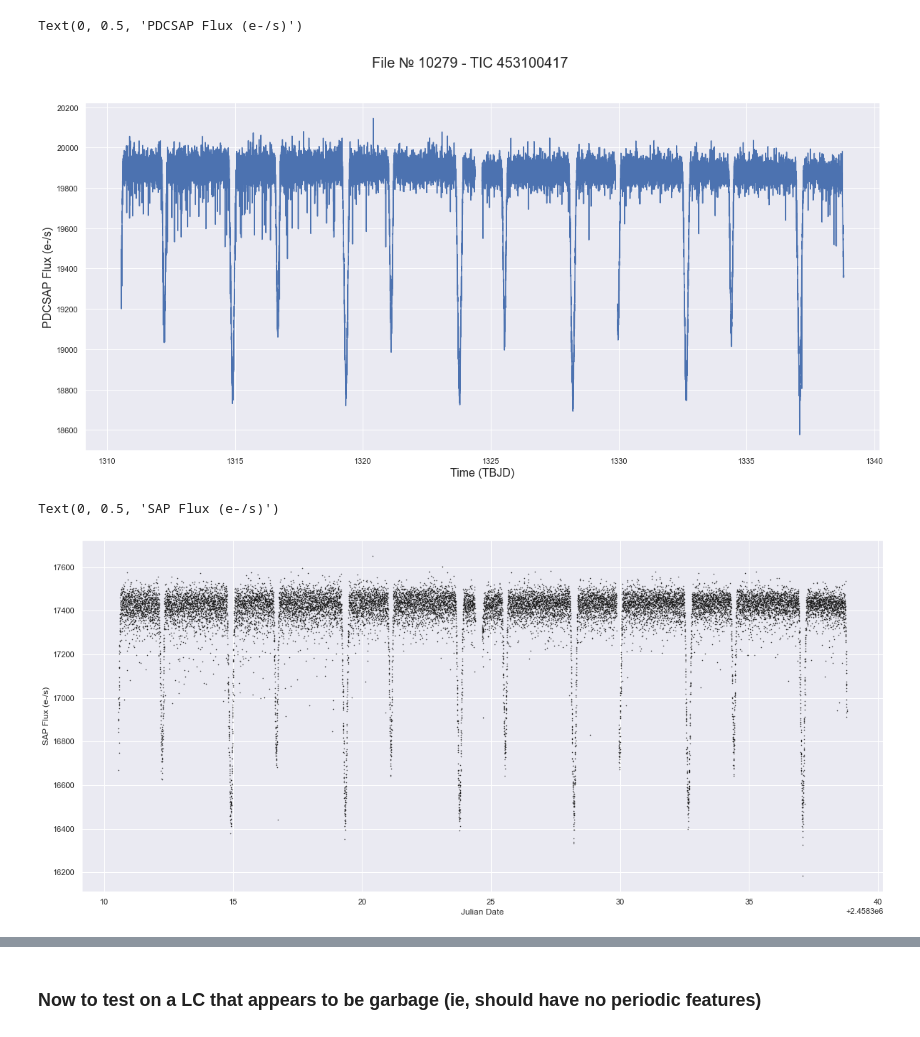
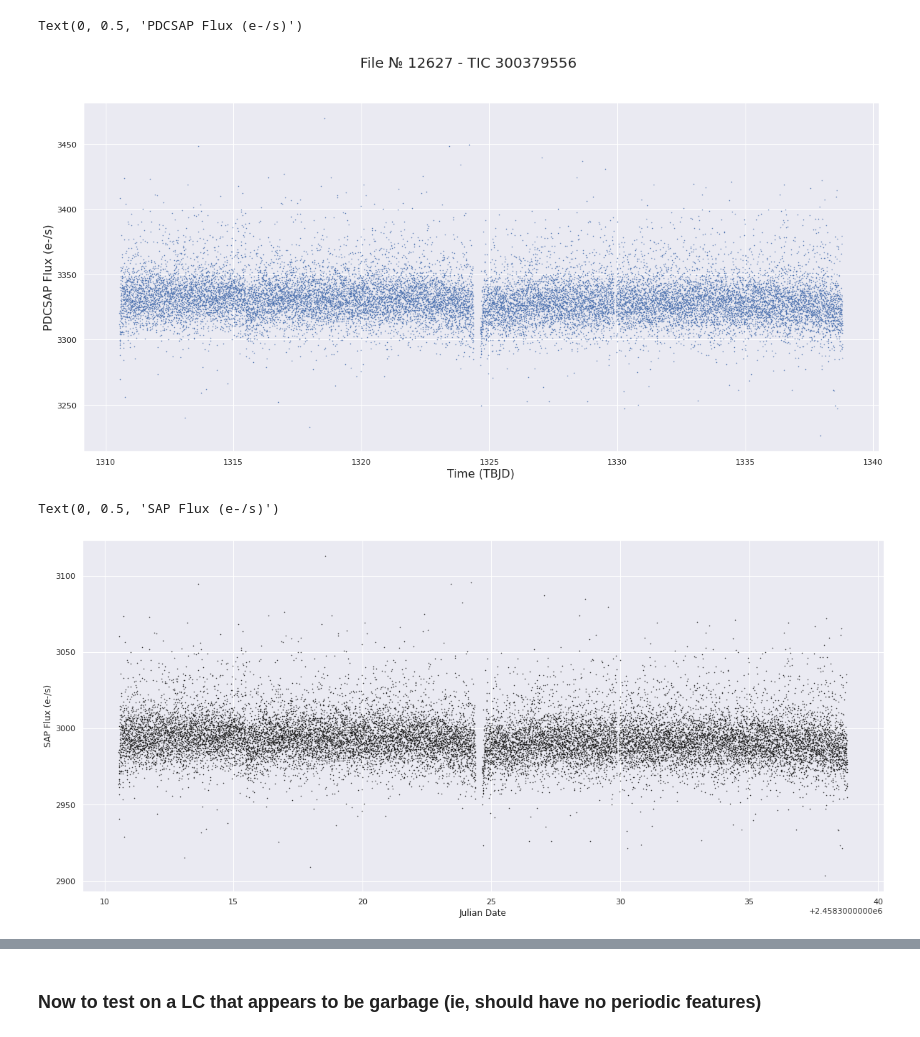
Before and after one commit to jdowzell/Thesis, a Jupyter notebook: 20210428 - Folding LCs.ipynb, the cells around one changed output, grey strips where cells are left out. Cells and saved outputs as stored; diff of their text form; code cells hidden in the pictures.

```diff
--- a/20210428 - Folding LCs.ipynb
+++ b/20210428 - Folding LCs.ipynb
@@ -84,15 +84,16 @@ def DrawLC(rndFile=-1):
     return (tess_bjds[1:-1], pdcsap_fluxes[1:-1], str(rndFile), str(obj), str(sector), ylab, xlab)
 # %%
 x,y,f,o,s,ylab,xlab = DrawLC(10279)
+x,y,f,o,s,ylab,xlab = DrawLC(12627)
 
 fig, ax = plt.subplots()
-ax.plot(x,y)
+ax.plot(x,y, '.', markersize=1)
 fig.suptitle("File № {} - {}".format(f, o), fontsize=20) # + str(obj) + " - Sector " + str(sector))
 ax.set_xlabel(xlab, fontsize=16)
 ax.set_ylabel(ylab, fontsize=16)
 # %% [output]
 Text(0, 0.5, 'PDCSAP Flux (e-/s)')
-[figure, old version]
+[figure, new version]
 # %%
 ts = TimeSeries.read(fitsarr[int(f)], format='tess.fits')
 periodogram = BoxLeastSquares.from_timeseries(ts, 'sap_flux')
@@ -101,7 +102,7 @@ plt.xlabel('Julian Date')
 plt.ylabel('SAP Flux (e-/s)')
 # %% [output]
 Text(0, 0.5, 'SAP Flux (e-/s)')
-[figure, old version]
+[figure, new version]
 # %%
 results = periodogram.autopower(0.2 * u.day)
 best = np.argmax(results.power)
```
Also changed, not shown: parts of 13 cells of this notebook, 19 other files.
